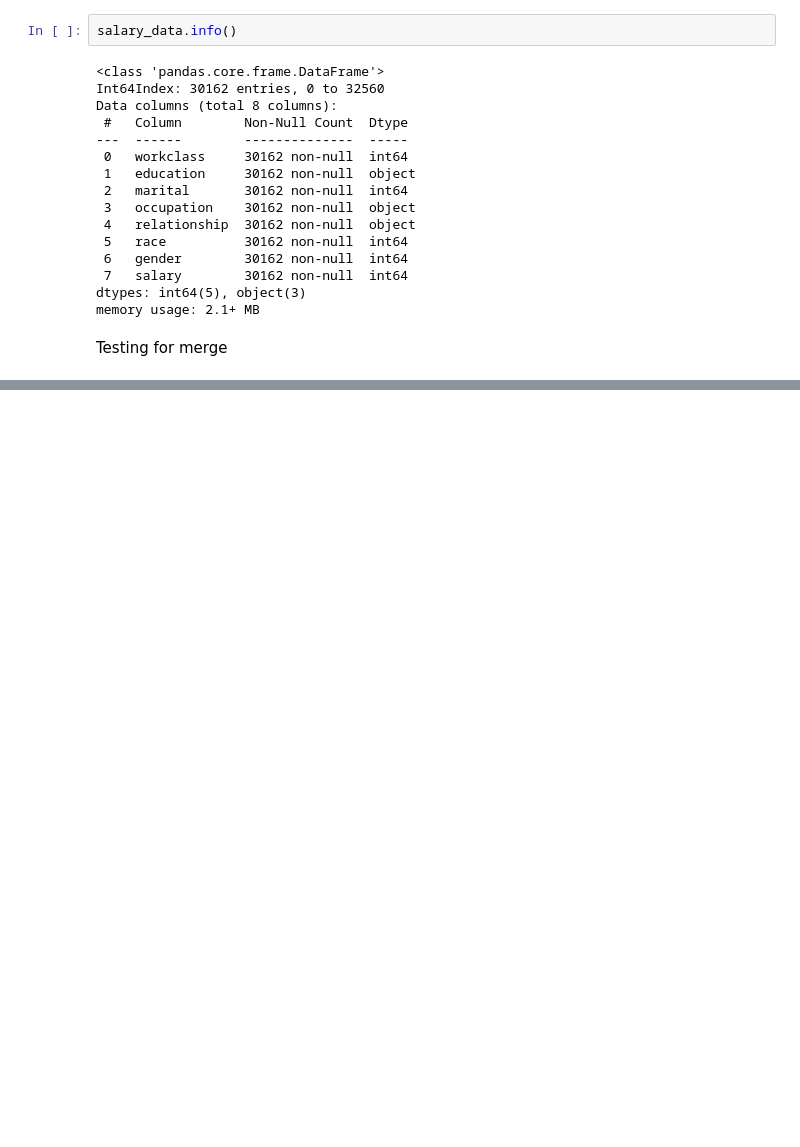
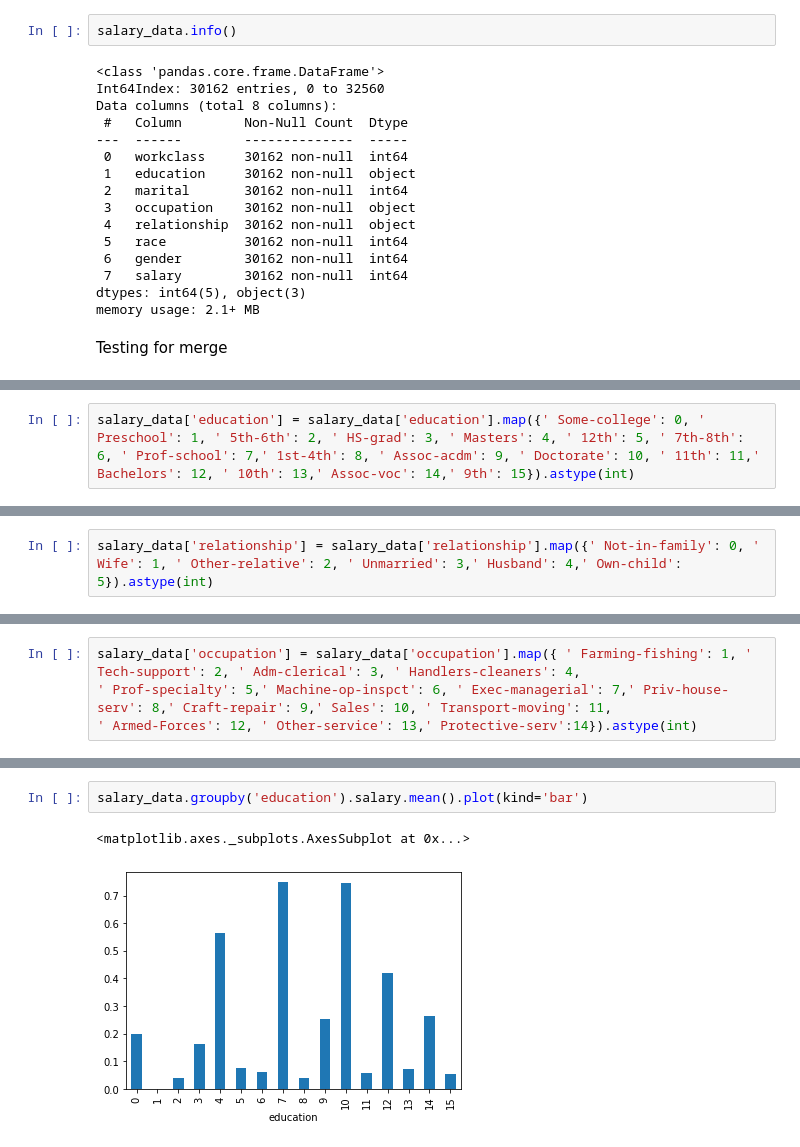
Before and after one commit to IT19237114/ML_Assignment2_IT19135076_IT19237114_IT19092102_IT19148250, a Jupyter notebook: ML_PROJECT.ipynb, the cells around one changed output, grey strips where cells are left out. Drawn from its saved outputs; the diff is of its cells as text; blank space fills up the shorter version.

```diff
--- a/ML_PROJECT.ipynb
+++ b/ML_PROJECT.ipynb
@@ -509,0 +526,2 @@ Testing for merge
+# %%
+salary_data['education'] = salary_data['education'].map({' Some-college': 0, ' Preschool': 1, ' 5th-6th': 2, ' HS-grad': 3, ' Masters': 4, ' 12th': 5, ' 7th-8th': 6, ' Prof-school': 7,' 1st-4th': 8, ' Assoc-acdm': 9, ' Doctorate': 10, ' 11th': 11,' Bachelors': 12, ' 10th': 13,' Assoc-voc': 14,' 9th': 15}).astype(int)
@@ -509,0 +544,2 @@ Testing for merge
+# %%
+salary_data['relationship'] = salary_data['relationship'].map({' Not-in-family': 0, ' Wife': 1, ' Other-relative': 2, ' Unmarried': 3,' Husband': 4,' Own-child': 5}).astype(int)
@@ -509,0 +562,4 @@ Testing for merge
+# %%
+salary_data['occupation'] = salary_data['occupation'].map({ ' Farming-fishing': 1, ' Tech-support': 2, ' Adm-clerical': 3, ' Handlers-cleaners': 4,
+' Prof-specialty': 5,' Machine-op-inspct': 6, ' Exec-managerial': 7,' Priv-house-serv': 8,' Craft-repair': 9,' Sales': 10, ' Transport-moving': 11,
+' Armed-Forces': 12, ' Other-service': 13,' Protective-serv':14}).astype(int)
@@ -509,0 +582,5 @@ Testing for merge
+# %%
+salary_data.groupby('education').salary.mean().plot(kind='bar')
+# %% [output]
+<matplotlib.axes._subplots.AxesSubplot at 0x...>
+[figure, added]
```
Also changed, not shown: parts of 6 cells of this notebook.
